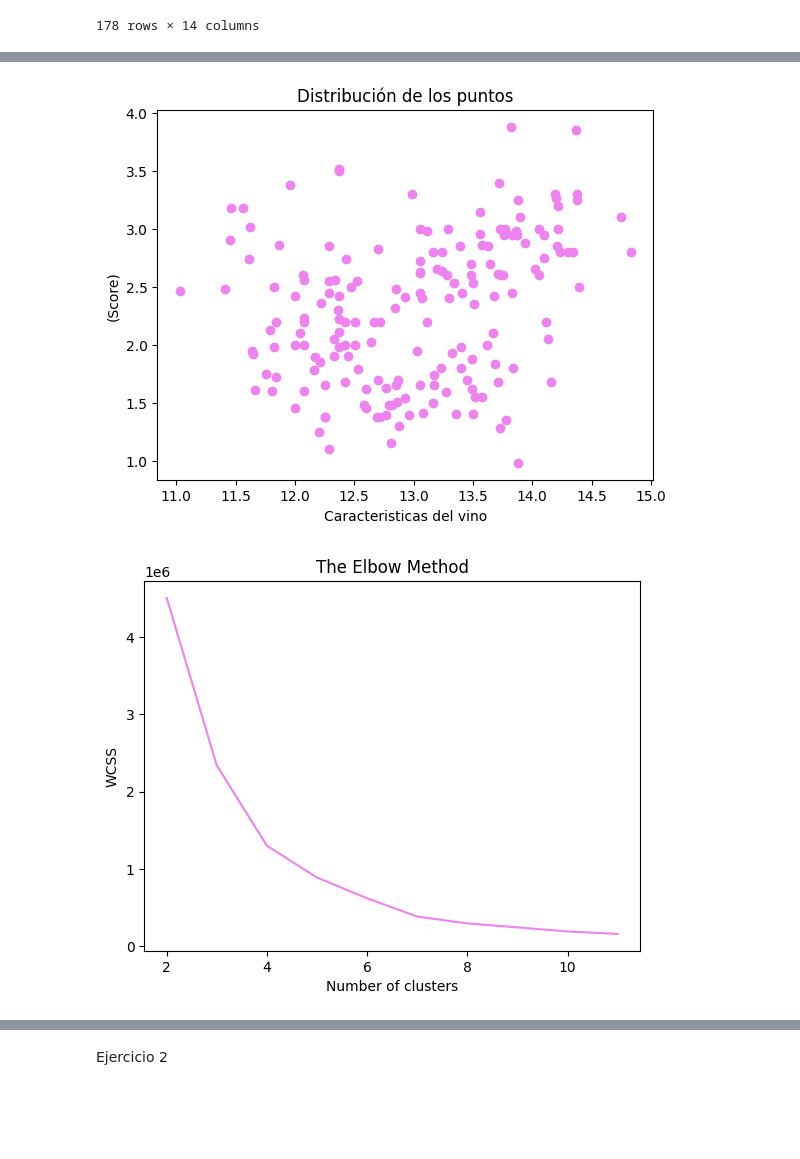
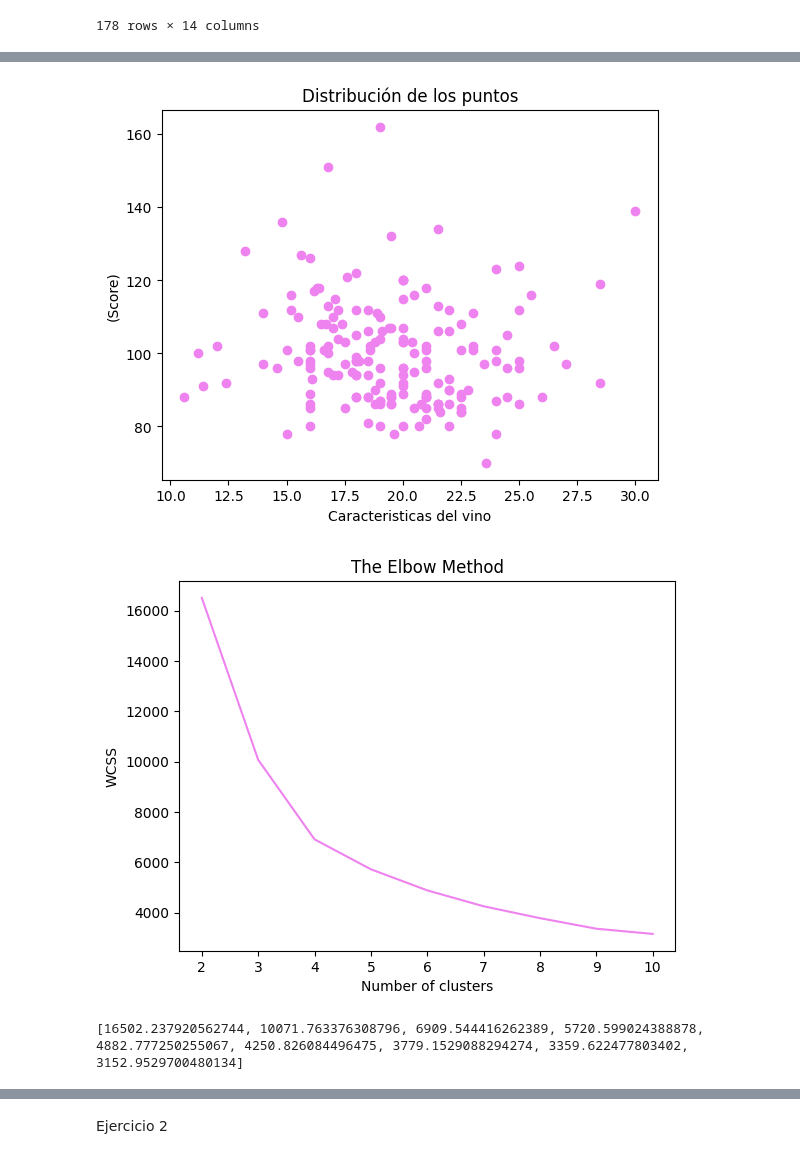
Before and after one commit to Paolatae2505/Practicas-AA, a Jupyter notebook: Practica07_AA.ipynb, the cells around one changed output, grey strips where cells are left out. Cells and saved outputs as stored; diff of their text form; code cells hidden in the pictures; blank space fills up the shorter version.

```diff
--- a/Practica07_AA.ipynb
+++ b/Practica07_AA.ipynb
@@ -30,4 +76,4 @@ dataset
 # %%
-X = dataset.iloc[:, [0,5,6,9,12]].values
+X = dataset.iloc[:, [3,4,5,8,9,10]].values
 X
 # %% [output]
@@ -55,7 +91,7 @@ plt.ylabel('(Score)')
 plt.title('Distribución de los puntos')
 plt.show()
 # %% [output]
-[figure, old version]
+[figure, new version]
 # %%
 from sklearn.cluster import KMeans
 from sklearn.metrics import silhouette_score, davies_bouldin_score
@@ -63,18 +99,22 @@ from sklearn.metrics import silhouette_score, davies_bouldin_score
 wcss = []
 silhouette_scores = []
 
-for i in range(2, 12):
+for i in range(2, 11):
     kmeans = KMeans(n_clusters = i, init = 'k-means++', random_state = 42)
     kmeans.fit(X)
     wcss.append(kmeans.inertia_)
     silhouette_avg = silhouette_score(X, kmeans.labels_)
     silhouette_scores.append(silhouette_avg)
 # %%
-plt.plot(range(2, 12), wcss, color='violet')
+plt.plot(range(2, 11), wcss, color='violet')
 plt.title('The Elbow Method')
 plt.xlabel('Number of clusters')
 plt.ylabel('WCSS') #WCSS o SSE
 plt.show()
 # %% [output]
-[figure, old version]
+[figure, new version]
+# %%
+print(wcss)
+# %% [output]
+[16502.237920562744, 10071.763376308796, 6909.544416262389, 5720.599024388878, 4882.777250255067, 4250.826084496475, 3779.1529088294274, 3359.622477803402, 3152.9529700480134]
 # %%
```
Also changed, not shown: parts of 37 cells of this notebook.
